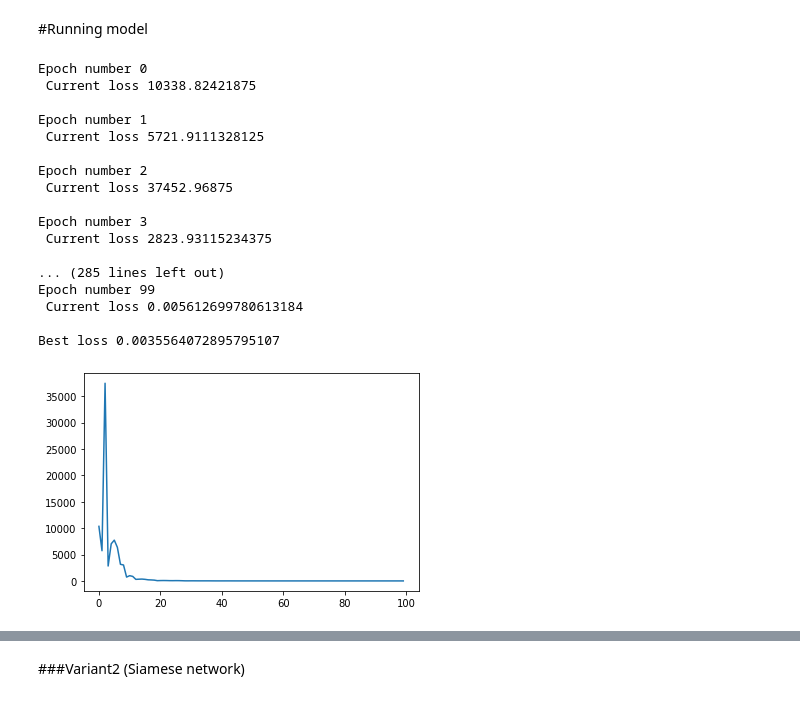
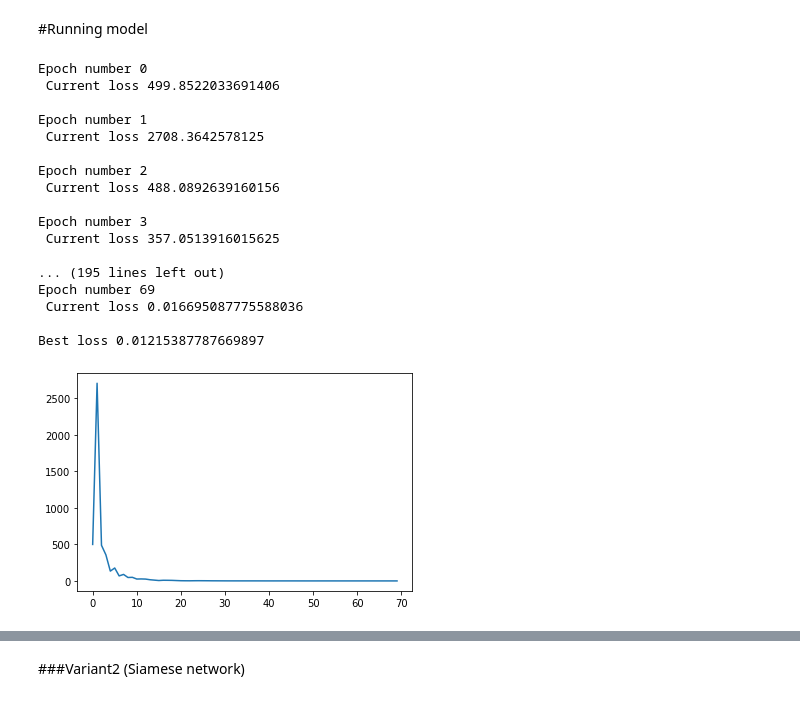
Before and after one commit to vhoma/ydata-viz-ai, a Jupyter notebook: NN_sharing_weights.ipynb, the cells around one changed output, grey strips where cells are left out. Cells and saved outputs as stored; diff of their text form; code cells hidden in the pictures.

```diff
--- a/NN_sharing_weights.ipynb
+++ b/NN_sharing_weights.ipynb
@@ -81,7 +99,7 @@ class Our_AirNet(nn.Module):
             #80
         self.regression = nn.Sequential(
             #we have to double here because the images will be concatenated
-            nn.Linear(20*20*20*2, 1024),
+            nn.Linear(20*20*20, 1024),
             #nn.BatchNorm2d(1024),
             nn.ReLU(inplace=True),
             nn.Linear(1024, 512),
@@ -101,7 +119,7 @@ class Our_AirNet(nn.Module):
         inp = self.transition(inp) #80
         inp = self.transition(inp) #40
         inp = self.transition(inp) #20
-        input_conc = torch.cat((inp[:x.shape[0]],inp[x.shape[0]:]),dim=1)
-        input_conc = self.flatten(input_conc)
-        res = self.regression(input_conc)
+        #input_conc = torch.cat((inp[:x.shape[0]],inp[x.shape[0]:]),dim=1)
+        inp = self.flatten(inp)
+        res = self.regression(inp)
         return res
@@ -221,10 +229,11 @@ model.train()
 criterion = nn.MSELoss(reduction='sum')
 optimizer = optim.Adam(model.parameters(), lr = 0.005 )
 scheduler = lr_scheduler.StepLR(optimizer, step_size=15, gamma=0.8)
-num_epochs = 100
+num_epochs = 70
 # %%
 best_loss = np.inf
 loss_history = []
+best_model_wts = copy.deepcopy(model.state_dict())
 #iteration_number= 0
 
 # Iterate throught the epochs
@@ -245,41 +254,47 @@ for epoch in range(num_epochs):
 
         # Pass the outputs of the networks and label into the loss function
         loss = criterion(res, matrix.flatten())
-        if best_loss > loss:
-          best_loss = loss
         # Calculate the backpropagation
         loss.backward()
 
         # Optimize
         optimizer.step()
         scheduler.step()
         # Every 10 batches print out the loss
 #        if i % 10 == 0 :
         print(f"Epoch number {epoch}\n Current loss {loss.item()}\n")
         #iteration_number += 10
 
+        if best_loss > loss:
+          best_loss = loss
+          best_model_wts = copy.deepcopy(model.state_dict())
+
         loss_history.append(loss.item())
+
+
+
 print(f'Best loss {best_loss}')
 
 plt.plot(range(num_epochs),loss_history)
 plt.show()
+model.load_state_dict(best_model_wts)
 #y.shape
 # %% [output]
 Epoch number 0
- Current loss 10338.82421875
+ Current loss 499.8522033691406
 
 Epoch number 1
- Current loss 5721.9111328125
+ Current loss 2708.3642578125
 
 Epoch number 2
- Current loss 37452.96875
+ Current loss 488.0892639160156
 
 Epoch number 3
- Current loss 2823.93115234375
+ Current loss 357.0513916015625
 
-... (285 lines left out)
-Epoch number 99
- Current loss 0.005612699780613184
+... (195 lines left out)
+Epoch number 69
+ Current loss 0.016695087775588036
 
-Best loss 0.0035564072895795107
+Best loss 0.01215387787669897
-[figure, old version]
+[figure, new version]
```
Also changed, not shown: parts of 25 cells of this notebook.
